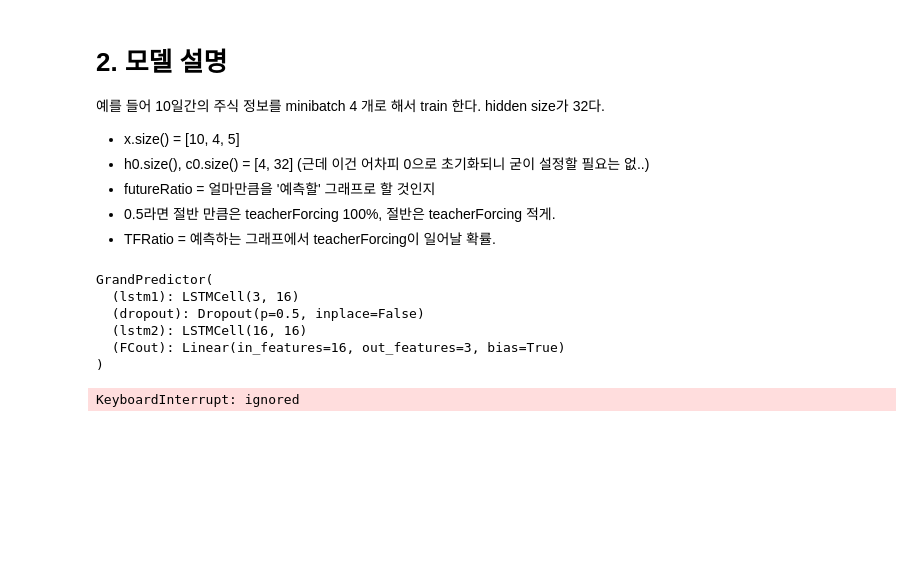
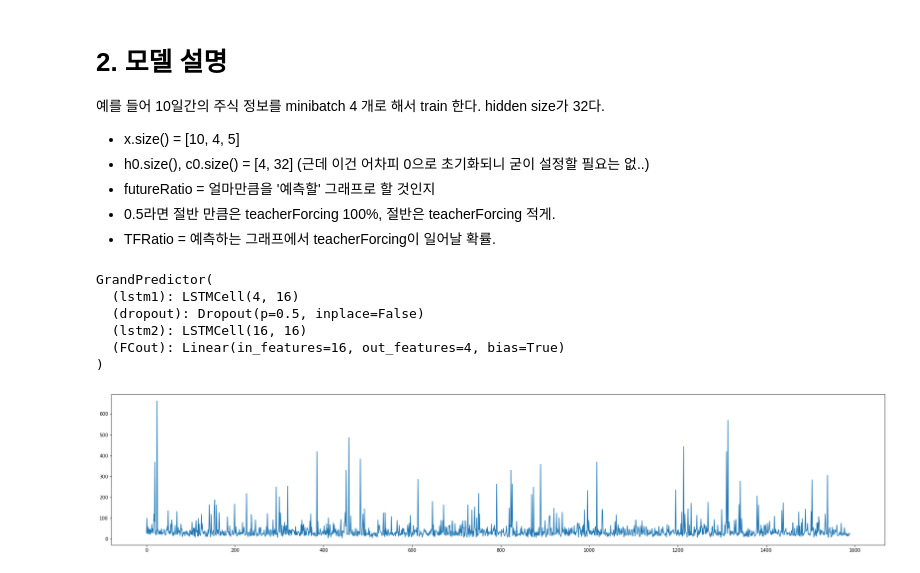
Before and after one commit to Kicory/ML_StockPJ, a Jupyter notebook: Notebook/TheGrandPredictor.ipynb, the cells around one changed output. Cells and saved outputs as stored; diff of their text form; code cells hidden in the pictures; blank space fills up the shorter version.

```diff
--- a/Notebook/TheGrandPredictor.ipynb
+++ b/Notebook/TheGrandPredictor.ipynb
@@ -71,17 +145,17 @@ UsingColsCnt = len(UsingCols)
 # %%
-# 이게 되려나???
-def getInputData(theFile, length, batchSize):
-  whole = []
-  for skipper in range(0, length, 1):
-    reader = pd.read_csv(theFile, sep=',', chunksize=length * batchSize, usecols=UsingCols, skiprows=skipper)
-    for chunk in reader:
-      if chunk.shape[0] != length * batchSize:
-        break;
-      whole.append(torch.Tensor(chunk.to_numpy().reshape(batchSize, length, UsingColsCnt).swapaxes(0, 1)))
+# # 이게 되려나???
+# def getInputData(theFile, length, batchSize):
+#   whole = []
+#   for skipper in range(0, length, length // 5):
+#     reader = pd.read_csv(theFile, sep=',', chunksize=length * batchSize, usecols=UsingCols, skiprows=skipper)
+#     for chunk in reader:
+#       if chunk.shape[0] != length * batchSize:
+#         break;
+#       whole.append(torch.Tensor(chunk.to_numpy().reshape(batchSize, length, UsingColsCnt).swapaxes(0, 1)))
 
-  random.shuffle(whole)
-  for idx in range(len(whole)):
-    yield whole[idx]
+#   random.shuffle(whole)
+#   for idx in range(len(whole)):
+#     yield whole[idx]
 # %% [markdown]
 # 2. 모델 설명
 
@@ -131,13 +204,13 @@ predictor = predictor.to(device)
 # Print your neural network structure
 print(predictor)
 
-optimizer = optim.Adam(predictor.parameters(), lr=0.01)
+optimizer = optim.SGD(predictor.parameters(), lr=0.01)
 # %% [output]
 GrandPredictor(
-  (lstm1): LSTMCell(3, 16)
+  (lstm1): LSTMCell(4, 16)
   (dropout): Dropout(p=0.5, inplace=False)
   (lstm2): LSTMCell(16, 16)
-  (FCout): Linear(in_features=16, out_features=3, bias=True)
+  (FCout): Linear(in_features=16, out_features=4, bias=True)
 )
 # %%
 ckpt_dir = os.path.join(gdrive_root, 'Project/checkpoints')
@@ -182,36 +255,35 @@ def predictorTrainer(predictor, x, futureRatio=0.5, TFRatio=0.5):
 
     return torch.stack(output)
 # %%
-maxEpoch = 100
-batchSize = 32
+maxEpoch = 1
 seqLen = 20
 # %%
 # Training process
 
 it = 0
 predictor.train()
 
 losses = []
 prices = []
 
 for epoch in range(maxEpoch):
   reader = getInputData(DATA_PATH, seqLen, batchSize)
   predictor.train()
   for data in reader:
-
+    optimizer.zero_grad()
     it = it + 1
     data = data.to(device);
-    esti = predictorTrainer(predictor, data.detach(), 0.8, 0)
-    loss = F.l1_loss(esti, data)
-    optimizer.zero_grad()
+    esti = predictorTrainer(predictor, data.detach(), 1, 0)
+    loss = F.mse_loss(esti, data)
+
     loss.backward()
-    #torch.nn.utils.clip_grad_norm_(predictor.parameters(), GradientClip)
+    torch.nn.utils.clip_grad_norm_(predictor.parameters(), 2)
     optimizer.step()
     losses.append(loss.item())
 
 plt.figure(figsize=(30, 6))
 plt.plot(losses, label='train loss')
 plt.show()
 # %% [output]
-KeyboardInterrupt: ignored
+[figure, added]
 # %%
```
Also changed, not shown: parts of 11 cells of this notebook.
